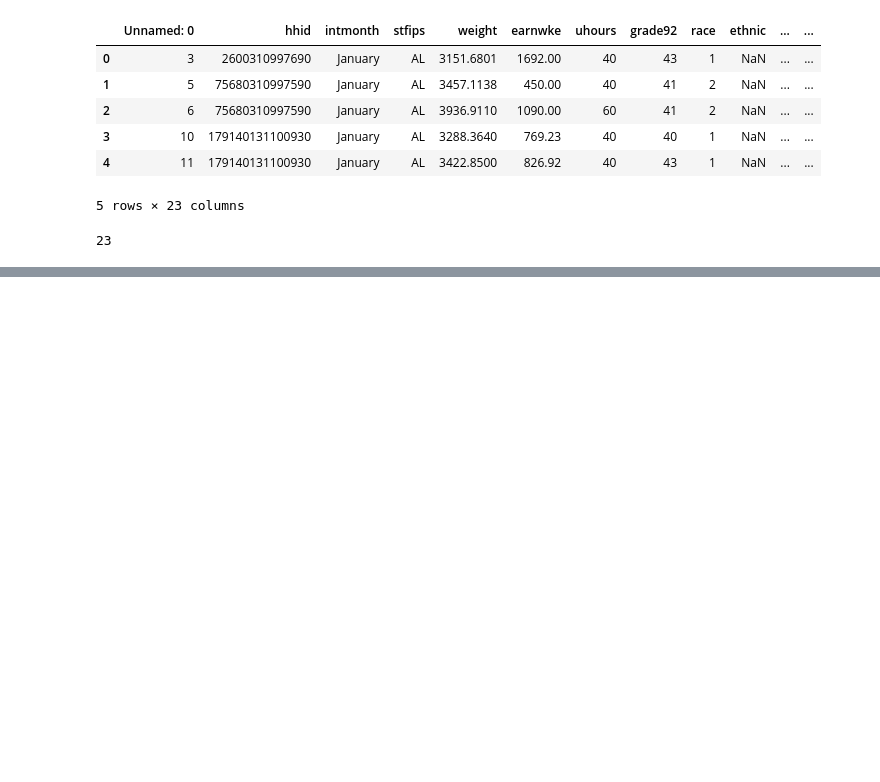
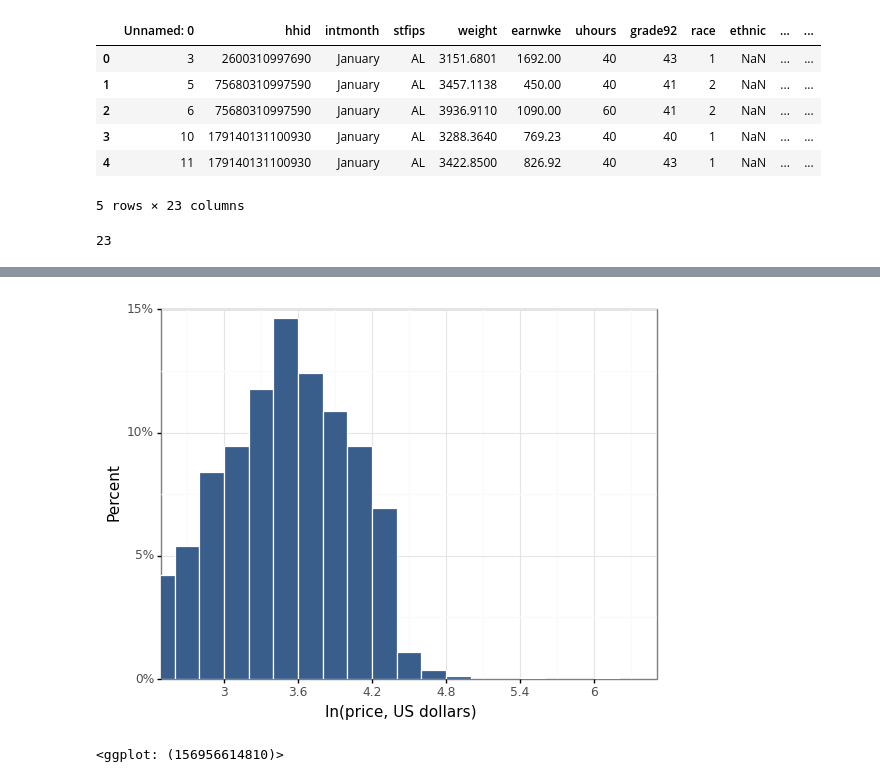
Before and after one commit to pilipentseva/predictions, a Jupyter notebook: Predictions.HW1.ipynb, the cells around one changed output, grey strips where cells are left out. Saved outputs shown, nothing was run; the diff lists cells and outputs as text; code cells hidden in the pictures; blank space fills up the shorter version.

```diff
--- a/Predictions.HW1.ipynb
+++ b/Predictions.HW1.ipynb
@@ -114,0 +295,28 @@ df_final = df[['hhid', 'earnwke','uhours','grade92', 'age','agesq', 'ownchild',
+# %%
+#Now plot lnwage
+(
+    ggplot(df_final, aes(x="lnwage"))
+    + geom_histogram(
+        aes(y="stat(count)/sum(stat(count))"),
+        binwidth=0.2,
+        fill=color[0],
+        color="white",
+        alpha=0.8,
+        boundary=0,
+        closed="left",
+    )
+    + coord_cartesian(xlim=(2.5, 6.5))
+    + scale_y_continuous(
+        expand=(0.00, 0.00),
+        limits=(0, 0.15),
+        breaks=seq(0, 0.16, by=0.05),
+        labels=percent_format(),
+    )
+    + scale_x_continuous(expand=(0.00, 0.01), breaks=seq(2.4, 6.7, 0.6))
+    + labs(x="ln(price, US dollars)", y="Percent")
+    + theme_bw()
+)
+# It looks much more like a normal distribution - use of ln version is justified
+# %% [output]
+[figure, added]
+<ggplot: (156956614810)>
```
Also changed, not shown: parts of 17 cells of this notebook.
